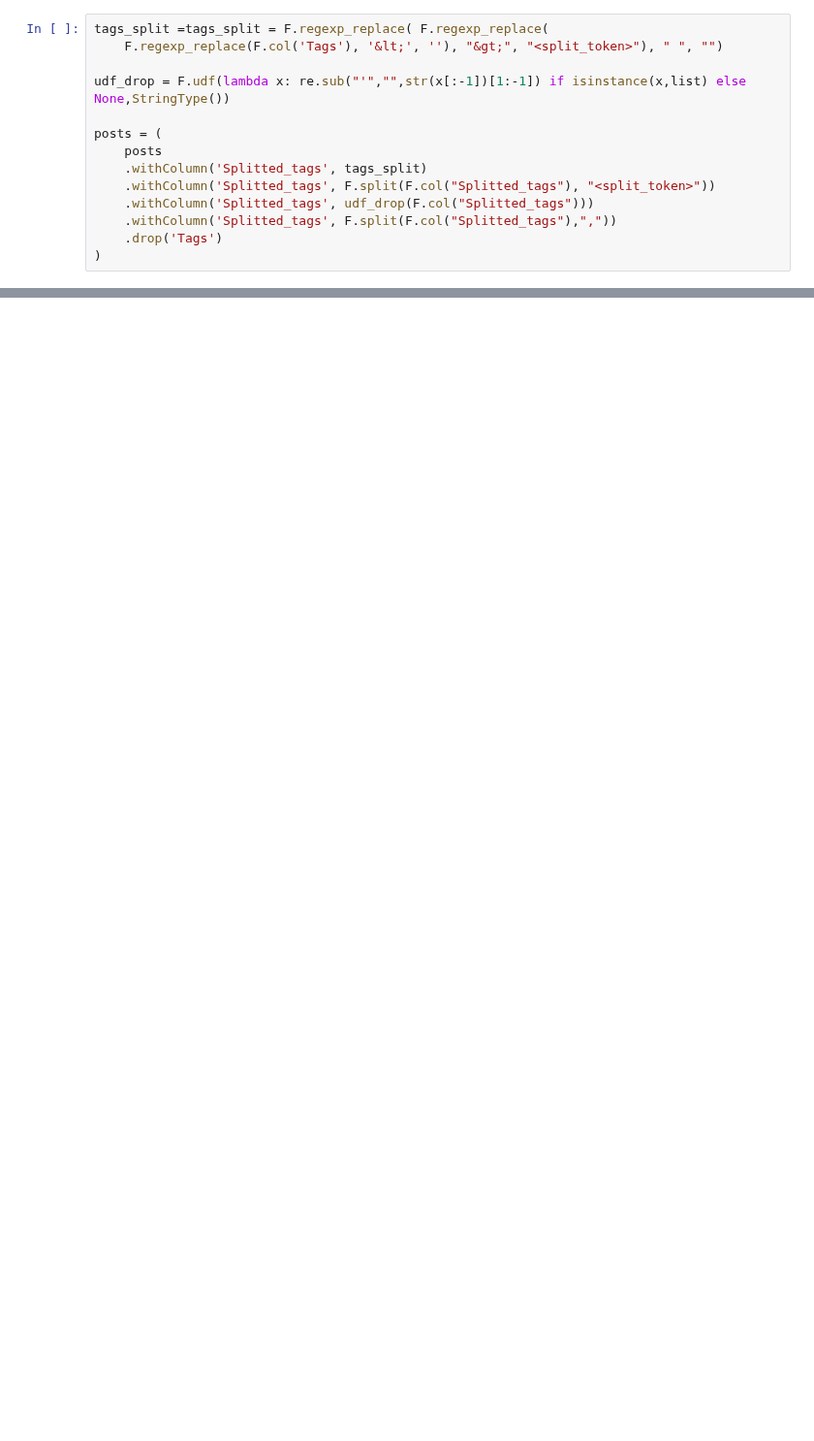
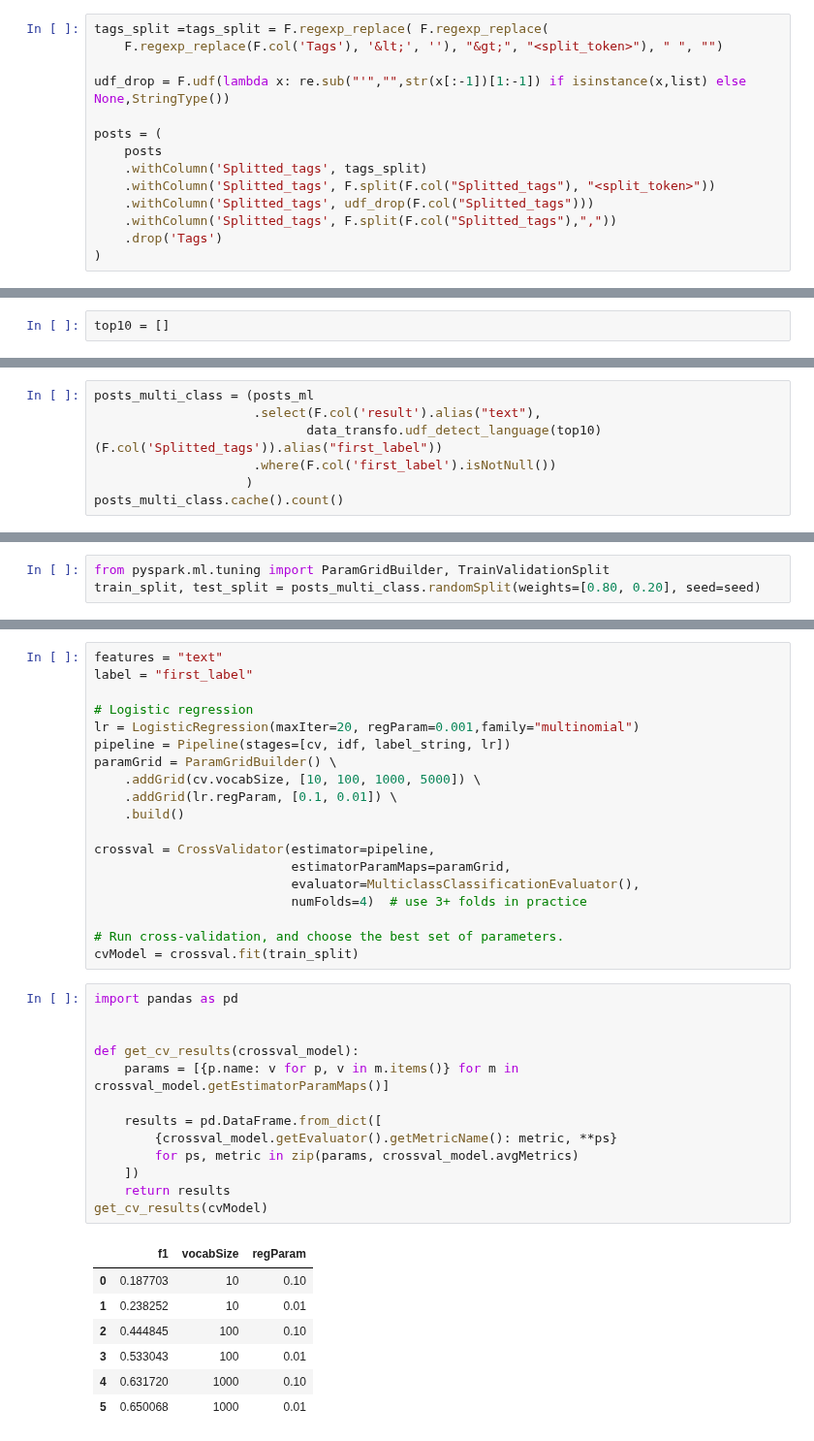
Before and after one commit to loicbausor/big_data_project, a Jupyter notebook: Notebooks/[ML] Multilabel classification.ipynb, the cells around one changed output, grey strips where cells are left out. Shown at 97% size. Cells and saved outputs as stored; diff of their text form; blank space fills up the shorter version.

```diff
--- a/Notebooks/[ML] Multilabel classification.ipynb
+++ b/Notebooks/[ML] Multilabel classification.ipynb
@@ -214 +224,3 @@ posts_ml = posts_ml.withColumn("label_to_encode", udf_map('Splitted_tags'))
+# %%
+top10 = []
 # %%
@@ -215,0 +231,7 @@ posts_ml=posts_ml.withColumn("lemma_text",F.concat_ws(" ", "result"))
+# %%
+posts_multi_class = (posts_ml
+                     .select(F.col('result').alias("text"),
+                            data_transfo.udf_detect_language(top10)(F.col('Splitted_tags')).alias("first_label"))
+                     .where(F.col('first_label').isNotNull())
+                    )
+posts_multi_class.cache().count()
@@ -215,0 +260,3 @@ posts_ml=posts_ml.withColumn("lemma_text",F.concat_ws(" ", "result"))
+# %%
+from pyspark.ml.tuning import ParamGridBuilder, TrainValidationSplit
+train_split, test_split = posts_multi_class.randomSplit(weights=[0.80, 0.20], seed=seed)
@@ -239 +339,41 @@ model = pipeline.fit(posts_ml)
+# %%
+features = "text"
+label = "first_label"
+
+# Logistic regression
+lr = LogisticRegression(maxIter=20, regParam=0.001,family="multinomial")
+pipeline = Pipeline(stages=[cv, idf, label_string, lr])
+paramGrid = ParamGridBuilder() \
+    .addGrid(cv.vocabSize, [10, 100, 1000, 5000]) \
+    .addGrid(lr.regParam, [0.1, 0.01]) \
+    .build()
+
+crossval = CrossValidator(estimator=pipeline,
+                          estimatorParamMaps=paramGrid,
+                          evaluator=MulticlassClassificationEvaluator(),
+                          numFolds=4)  # use 3+ folds in practice
+
+# Run cross-validation, and choose the best set of parameters.
+cvModel = crossval.fit(train_split)
+# %%
+import pandas as pd
+
+
+def get_cv_results(crossval_model):
+    params = [{p.name: v for p, v in m.items()} for m in crossval_model.getEstimatorParamMaps()]
+
+    results = pd.DataFrame.from_dict([
+        {crossval_model.getEvaluator().getMetricName(): metric, **ps}
+        for ps, metric in zip(params, crossval_model.avgMetrics)
+    ])
+    return results
+get_cv_results(cvModel)
+# %% [output]
+|  | f1 | vocabSize | regParam |
+| 0 | 0.187703 | 10 | 0.10 |
+| 1 | 0.238252 | 10 | 0.01 |
+| 2 | 0.444845 | 100 | 0.10 |
+| 3 | 0.533043 | 100 | 0.01 |
+| 4 | 0.631720 | 1000 | 0.10 |
+| 5 | 0.650068 | 1000 | 0.01 |
 # %%
```
Also changed, not shown: parts of 25 cells of this notebook, 2 other files.
